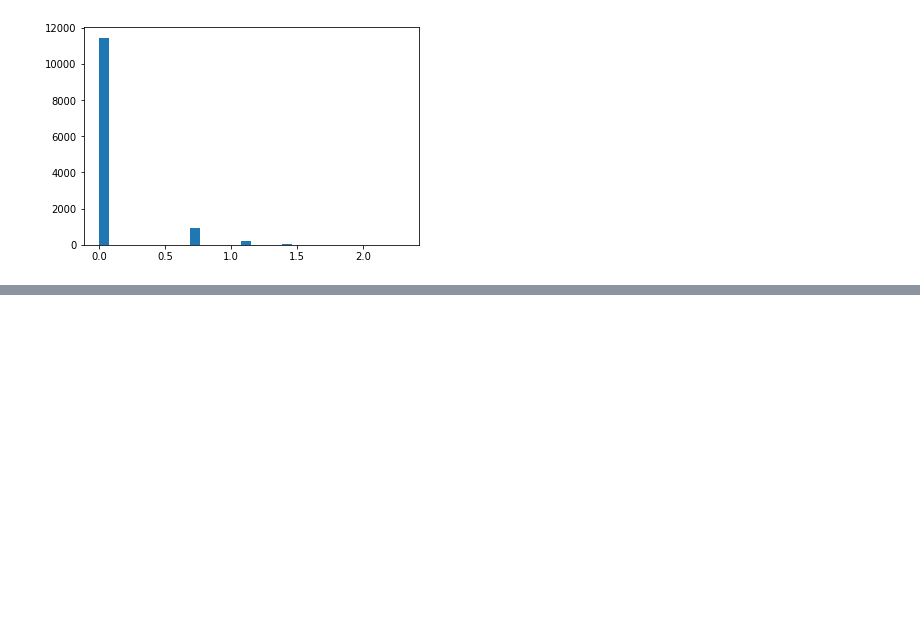
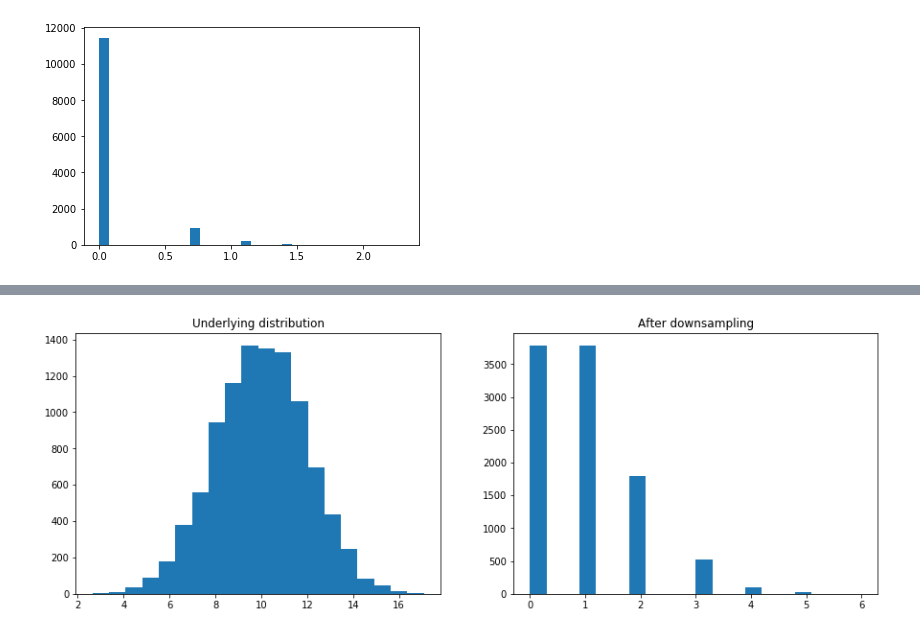
Before and after one commit to yelabucsf/scrna-parameter-estimation, a Jupyter notebook: notebooks/exploratory.ipynb, the cells around one changed output, grey strips where cells are left out. Saved outputs shown, nothing was run; the diff lists cells and outputs as text; code cells hidden in the pictures; blank space fills up the shorter version.

```diff
--- a/notebooks/exploratory.ipynb
+++ b/notebooks/exploratory.ipynb
@@ -68,0 +111,12 @@ plt.hist(observed, bins=20);
+# %%
+num_cells = 10000
+p = 0.1
+mu = 10
+sigma = 2
+# %%
+sim_truth = np.random.normal(mu, sigma, size=num_cells)
+# %%
+binom_observed = []
+for cell in sim_truth[sim_truth >=0]:
+    binom_observed.append(np.random.binomial(int(cell), p))
+binom_observed = np.array(binom_observed)
@@ -68,0 +127,10 @@ plt.hist(observed, bins=20);
+# %%
+plt.figure(figsize=(15, 5))
+plt.subplot(1, 2, 1);
+plt.title('Underlying distribution')
+plt.hist(sim_truth, bins=20);
+plt.subplot(1, 2, 2);
+plt.title('After downsampling')
+plt.hist(binom_observed, bins=20);
+# %% [output]
+[figure, added]
```
Also changed, not shown: parts of 23 cells of this notebook, 2 other files.
